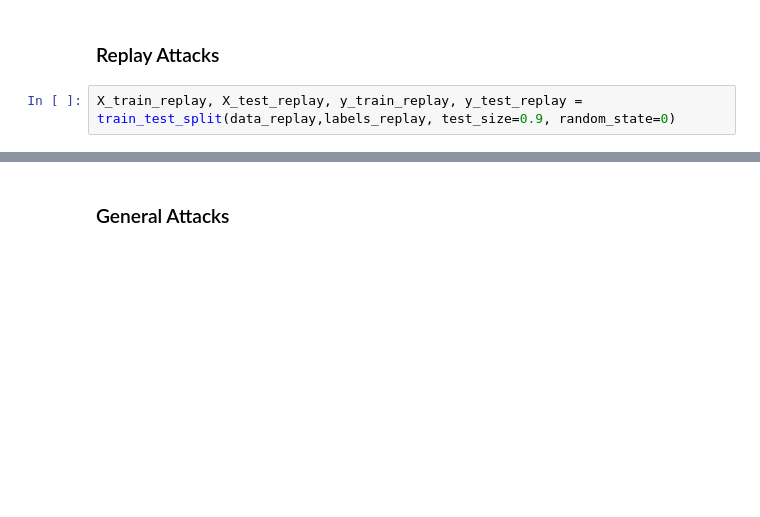
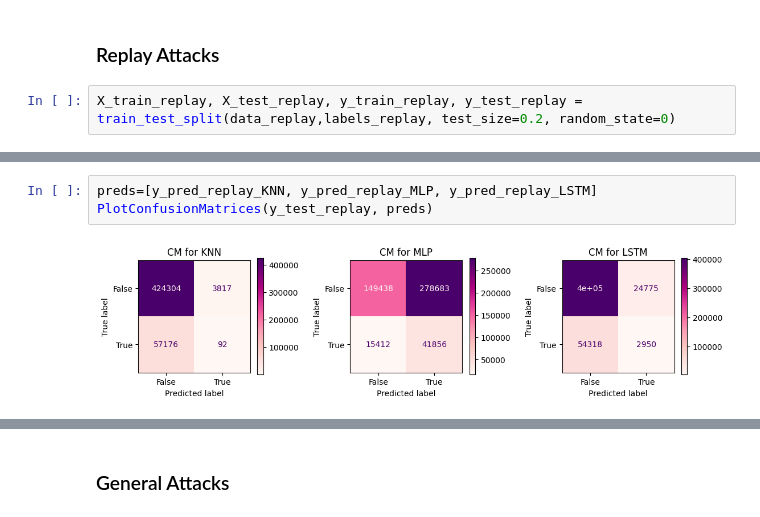
Before and after one commit to nicoletavoinea/BachelorProject, a Jupyter notebook: bachelor_project/GoogleColab/CANAttacksDetection.ipynb, the cells around one changed output, grey strips where cells are left out. Drawn from its saved outputs; the diff is of its cells as text; blank space fills up the shorter version.

```diff
--- a/bachelor_project/GoogleColab/CANAttacksDetection.ipynb
+++ b/bachelor_project/GoogleColab/CANAttacksDetection.ipynb
@@ -332,6 +454,6 @@ SGD model accuracy: 0.984900692489874
 # %% [markdown]
 ### Replay Attacks
 # %%
-X_train_replay, X_test_replay, y_train_replay, y_test_replay = train_test_split(data_replay,labels_replay, test_size=0.9, random_state=0)
+X_train_replay, X_test_replay, y_train_replay, y_test_replay = train_test_split(data_replay,labels_replay, test_size=0.2, random_state=0)
 # %%
 y_pred_replay_KNN=KNNClassification(X_train_replay, y_train_replay,X_test_replay, y_test_replay)
@@ -343,0 +472,5 @@ SGD model accuracy: 0.9782334812566935
+# %%
+preds=[y_pred_replay_KNN, y_pred_replay_MLP, y_pred_replay_LSTM]
+PlotConfusionMatrices(y_test_replay, preds)
+# %% [output]
+[figure, added]
```
Also changed, not shown: parts of 83 cells of this notebook.
